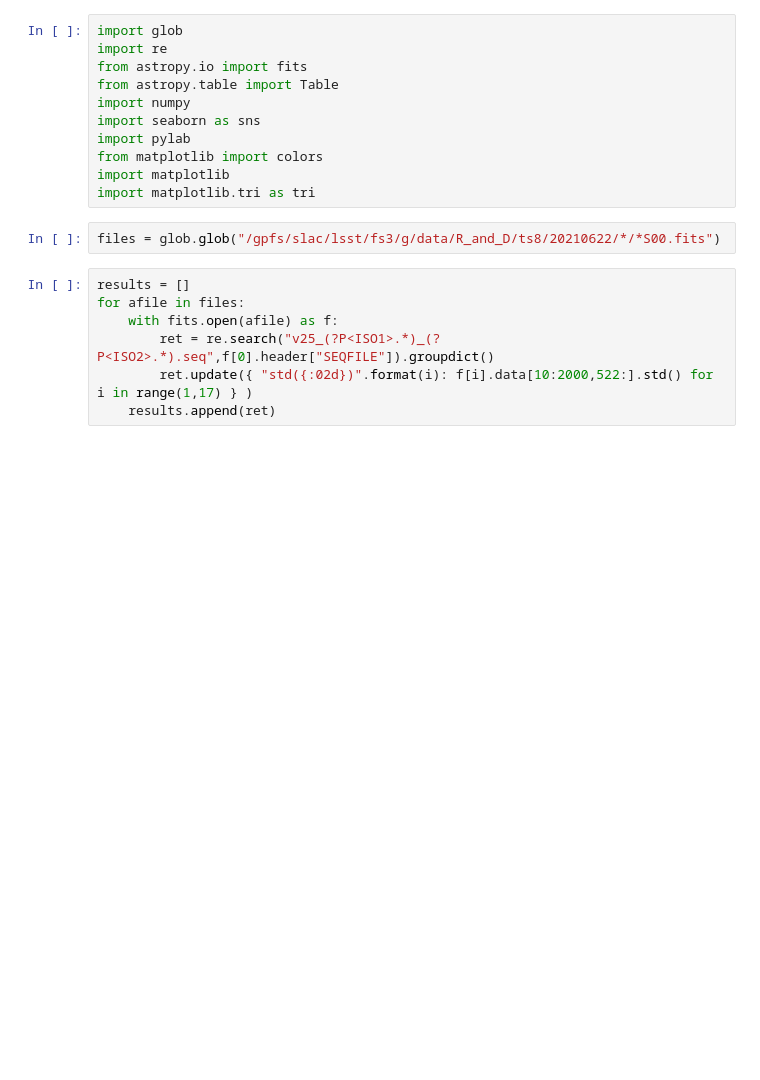
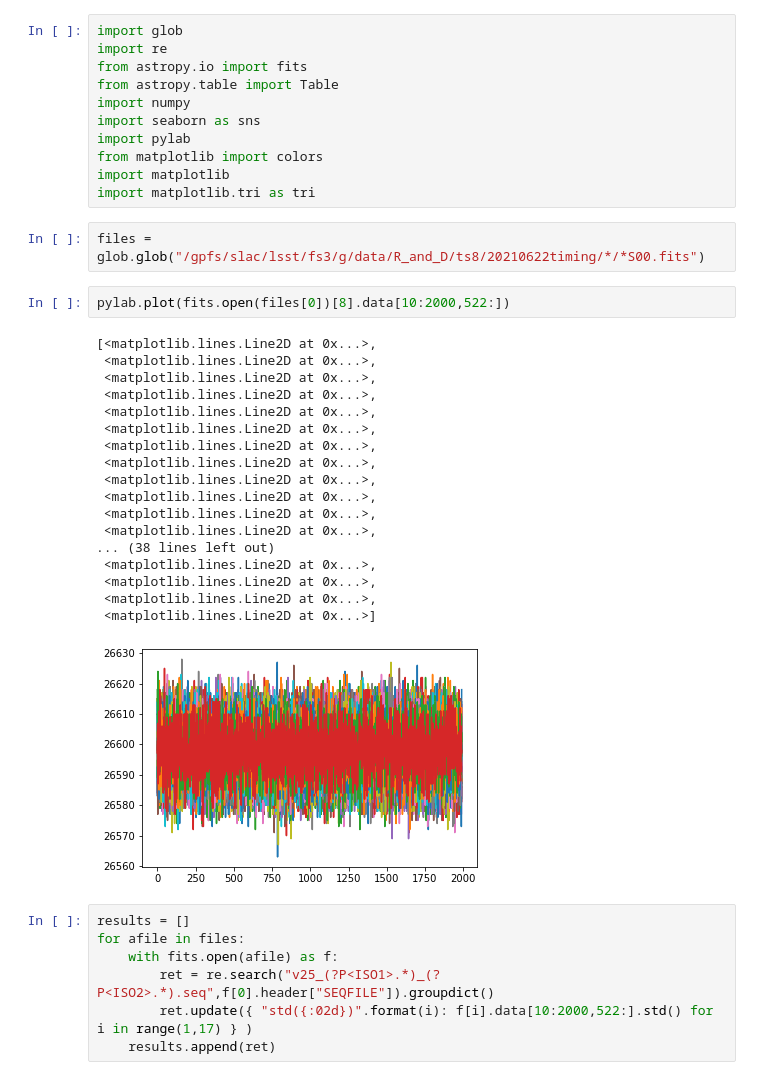
Before and after one commit to youtsumi/GainStabilityRunRTM004, a Jupyter notebook: TimingStudy.ipynb, the cells around one changed output. Cells and saved outputs as stored; diff of their text form; blank space fills up the shorter version.

```diff
--- a/TimingStudy.ipynb
+++ b/TimingStudy.ipynb
@@ -10,7 +10,28 @@ from matplotlib import colors
 import matplotlib
 import matplotlib.tri as tri
 # %%
-files = glob.glob("/gpfs/slac/lsst/fs3/g/data/R_and_D/ts8/20210622/*/*S00.fits")
+files = glob.glob("/gpfs/slac/lsst/fs3/g/data/R_and_D/ts8/20210622timing/*/*S00.fits")
+# %%
+pylab.plot(fits.open(files[0])[8].data[10:2000,522:])
+# %% [output]
+[<matplotlib.lines.Line2D at 0x...>,
+ <matplotlib.lines.Line2D at 0x...>,
+ <matplotlib.lines.Line2D at 0x...>,
+ <matplotlib.lines.Line2D at 0x...>,
+ <matplotlib.lines.Line2D at 0x...>,
+ <matplotlib.lines.Line2D at 0x...>,
+ <matplotlib.lines.Line2D at 0x...>,
+ <matplotlib.lines.Line2D at 0x...>,
+ <matplotlib.lines.Line2D at 0x...>,
+ <matplotlib.lines.Line2D at 0x...>,
+ <matplotlib.lines.Line2D at 0x...>,
+ <matplotlib.lines.Line2D at 0x...>,
+... (38 lines left out)
+ <matplotlib.lines.Line2D at 0x...>,
+ <matplotlib.lines.Line2D at 0x...>,
+ <matplotlib.lines.Line2D at 0x...>,
+ <matplotlib.lines.Line2D at 0x...>]
+[figure, added]
 # %%
 results = []
 for afile in files:
```
Also changed, not shown: parts of 1 cell of this notebook.
